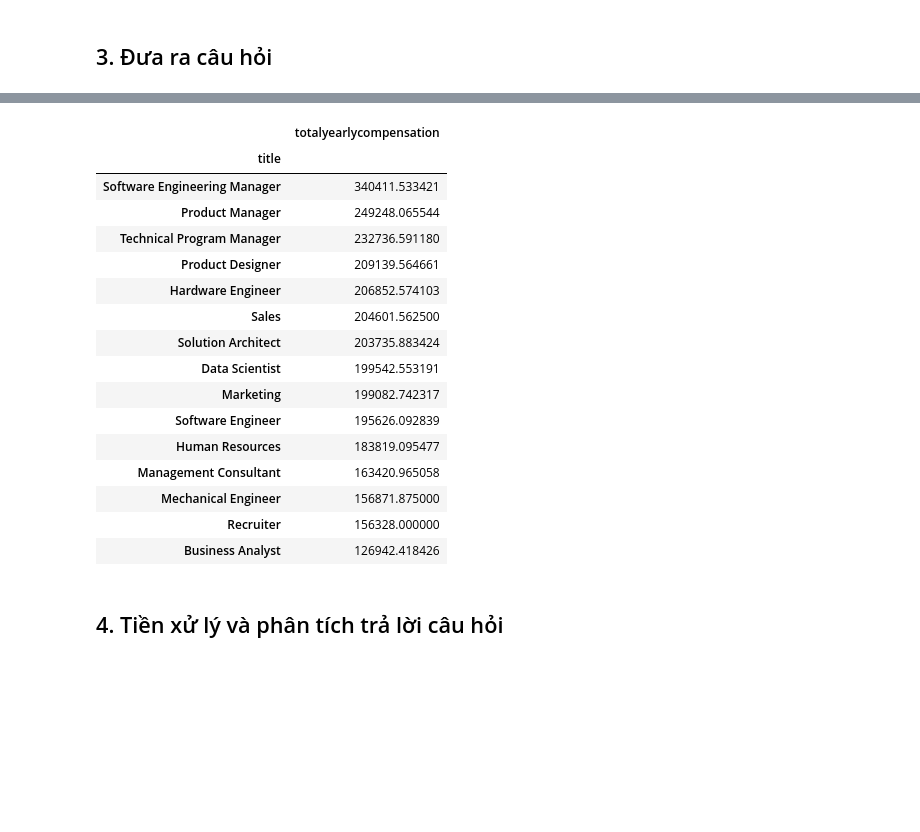
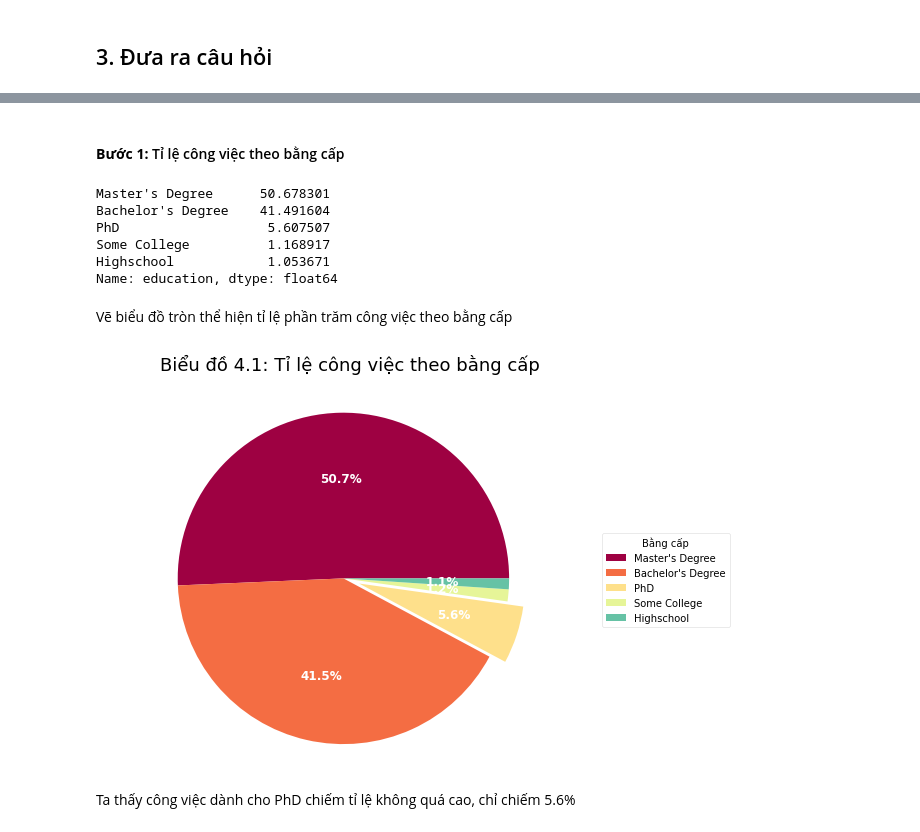
Before and after one commit to TanThinNguyen/P4DS-final-project, a Jupyter notebook: notebook.ipynb, the cells around one changed output, grey strips where cells are left out. Cells and saved outputs as stored; diff of their text form; code cells hidden in the pictures; blank space fills up the shorter version.

```diff
--- a/notebook.ipynb
+++ b/notebook.ipynb
@@ -264,2 +254,0 @@ Xoá dòng này ra khỏi dataframe
-# %%
-salary_df = salary_df[salary_df.gender!='Title: Senior Software Engineer']
@@ -266,2 +257,4 @@ salary_df = salary_df[salary_df.gender!='Title: Senior Software Engineer']
+# %%
+salary_df.drop(index=11010, inplace=True)
 # %% [markdown]
 ##  3. Đưa ra câu hỏi
@@ -433,0 +273,5 @@ Tiền xử lý: bỏ đi các dòng mà `education` là NaN
+# %%
+salary_df = salary_df.sort_values('timestamp')
+salary_df['year'] = salary_df['timestamp'].dt.year
+salary_df['month'] = salary_df['timestamp'].dt.month
+salary_df['yearmonth'] = salary_df['timestamp'].dt.to_period('M')
@@ -433,0 +282,22 @@ Tiền xử lý: bỏ đi các dòng mà `education` là NaN
+# %%
+# Hàm vẽ biểu đồ tròn
+def plot_pie_chart(data, label, plot_title, legend_title, explode=None, cmap='Spectral', figsize=(9, 6), random_num=2):
+    cmap = plt.get_cmap(cmap)
+    colors = [cmap(i) for i in np.linspace(0, 1, len(label)+random_num)]
+
+    fig, ax = plt.subplots(figsize=figsize)
+    wedges, texts, autotexts = ax.pie(
+        data, labels=label, autopct='%1.1f%%', shadow=False,
+        startangle=0, colors=colors, textprops=dict(color="w"), explode=explode)
+
+    ax.legend(wedges, label,
+        title=legend_title,
+        loc="center left",
+        facecolor='white',
+        bbox_to_anchor=(1, 0, 0.5, 1))
+
+    ax.axis('equal')
+    plt.setp(autotexts, size=12, weight="bold", color='white')
+    plt.title(plot_title, fontsize=18, pad=25)
+    plt.tight_layout()
+    plt.show()
@@ -507,23 +325,26 @@ tmp.loc[['Data Scientist', 'Software Engineer'], :].plot(kind='barh', stacked=Tr
-# %%
-tmp = df.groupby('title')[['totalyearlycompensation']].mean().sort_values('totalyearlycompensation', ascending=False)
-tmp
-# %% [output]
-|  | totalyearlycompensation |
-| title |  |
-| Software Engineering Manager | 340411.533421 |
-| Product Manager | 249248.065544 |
-| Technical Program Manager | 232736.591180 |
-| Product Designer | 209139.564661 |
-| Hardware Engineer | 206852.574103 |
-| Sales | 204601.562500 |
-| Solution Architect | 203735.883424 |
-| Data Scientist | 199542.553191 |
-| Marketing | 199082.742317 |
-| Software Engineer | 195626.092839 |
-| Human Resources | 183819.095477 |
-| Management Consultant | 163420.965058 |
-| Mechanical Engineer | 156871.875000 |
-| Recruiter | 156328.000000 |
-| Business Analyst | 126942.418426 |
-# %% [markdown]
-## 4. Tiền xử lý và phân tích trả lời câu hỏi
+# %% [markdown]
+#### **Bước 1:** Tỉ lệ công việc theo bằng cấp
+# %%
+df.education.value_counts(normalize=True) * 100
+# %% [output]
+Master's Degree      50.678301
+Bachelor's Degree    41.491604
+PhD                   5.607507
+Some College          1.168917
+Highschool            1.053671
+Name: education, dtype: float64
+# %% [markdown]
+Vẽ biểu đồ tròn thể hiện tỉ lệ phần trăm công việc theo bằng cấp
+# %%
+plot_pie_chart(
+    df.education.value_counts().values,
+    df.education.value_counts().index,
+    plot_title="Biểu đồ 4.1: Tỉ lệ công việc theo bằng cấp",
+    legend_title="Bằng cấp",
+    explode=[0, 0, 0.1, 0, 0],
+    random_num=1
+)
+# %% [output]
+[figure, added]
+# %% [markdown]
+Ta thấy công việc dành cho PhD chiếm tỉ lệ không quá cao, chỉ chiếm 5.6%
```
Also changed, not shown: parts of 89 cells of this notebook, 1 other file.
